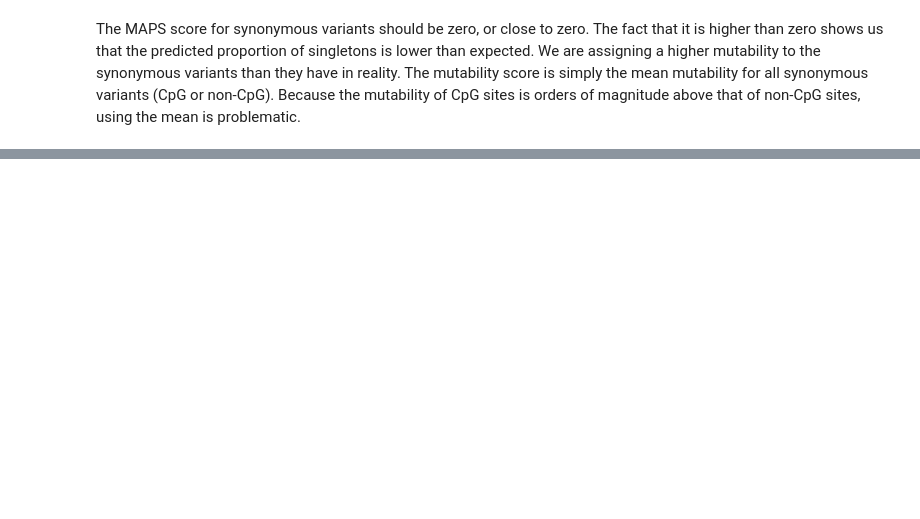
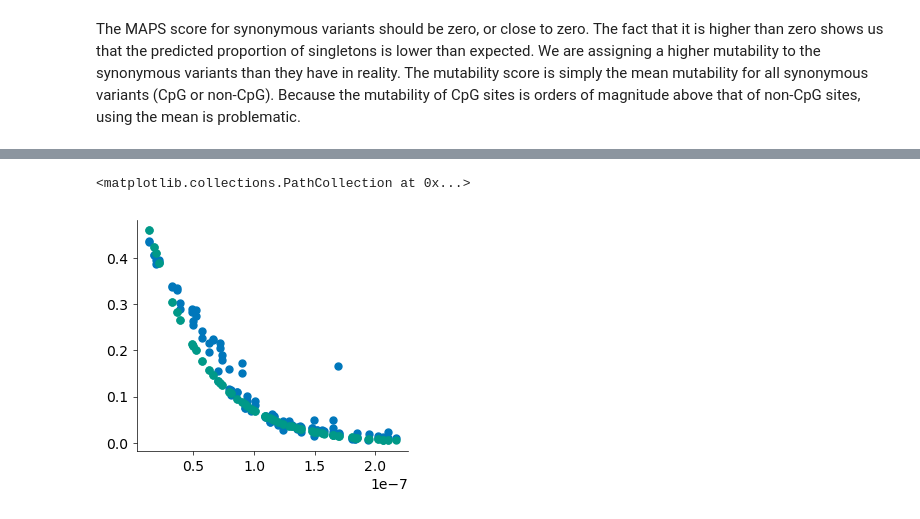
Before and after one commit to alexblakes/regional_nonsense_constraint, a Jupyter notebook: scripts_statistics/maps_calculation.ipynb, the cells around one changed output, grey strips where cells are left out. Cells and saved outputs as stored; diff of their text form; code cells hidden in the pictures; blank space fills up the shorter version.

```diff
--- a/scripts_statistics/maps_calculation.ipynb
+++ b/scripts_statistics/maps_calculation.ipynb
@@ -228,0 +267,3 @@ _all
+# %%
+model_cpg = sm.WLS(np.log(y_cpg), X_cpg, w_cpg).fit() # Log-transform PS
+model_cpg.summary(slim=True)
@@ -228,0 +283,7 @@ _all
+# %%
+fig, ax = plt.subplots()
+ax.scatter(x_cpg, y_cpg)
+ax.scatter(x_cpg, np.exp(model_cpg.predict(X_cpg)))
+# %% [output]
+<matplotlib.collections.PathCollection at 0x...>
+[figure, added]
```
Also changed, not shown: parts of 18 cells of this notebook.
